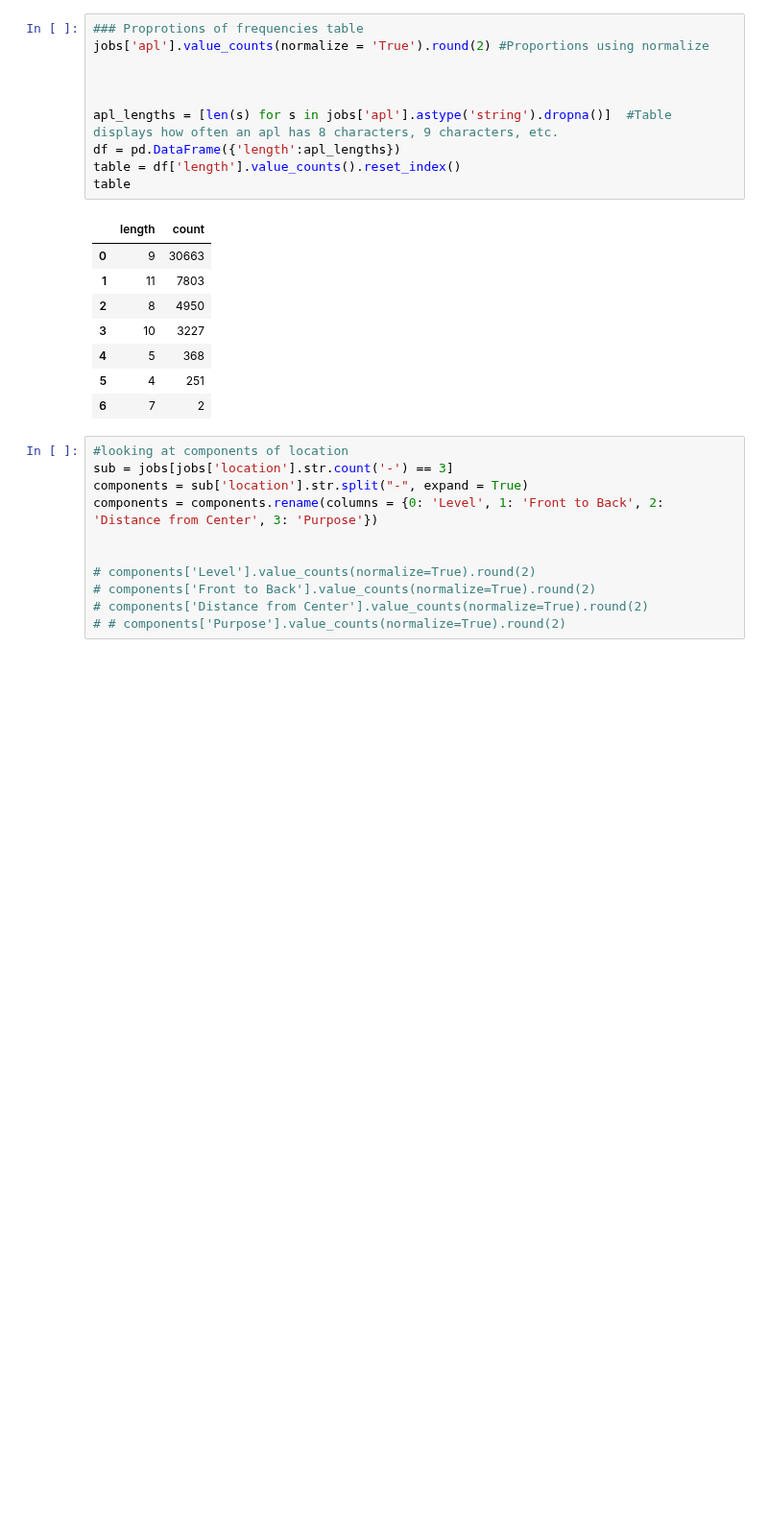
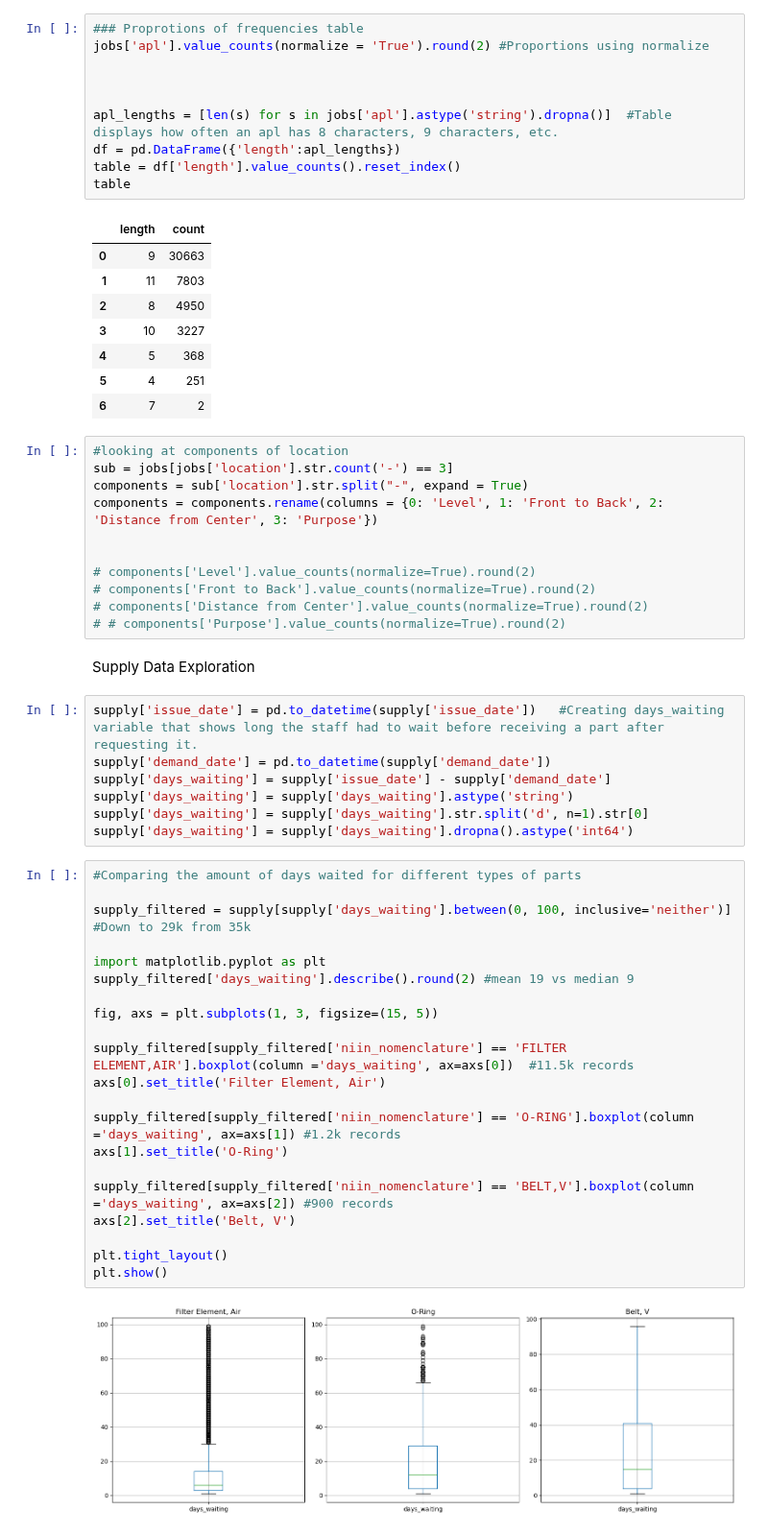
Before and after one commit to jcarswell073/Fleet-Sustainment-HVAC-Project, a Jupyter notebook: Notebooks/Jeff_data_exploration.ipynb, the cells around one changed output. Shown at 96% size. Cells and saved outputs as stored; diff of their text form; blank space fills up the shorter version.

Commit message:
Added supply data exploratory plots
Trying to identify differences in amount of time taken for parts to be received by part type.

```diff
--- a/Notebooks/Jeff_data_exploration.ipynb
+++ b/Notebooks/Jeff_data_exploration.ipynb
@@ -32,3 +32,35 @@ components = components.rename(columns = {0: 'Level', 1: 'Front to Back', 2: 'Di
 # components['Front to Back'].value_counts(normalize=True).round(2)
 # components['Distance from Center'].value_counts(normalize=True).round(2)
 # # components['Purpose'].value_counts(normalize=True).round(2)
+# %% [markdown]
+Supply Data Exploration
+# %%
+supply['issue_date'] = pd.to_datetime(supply['issue_date'])   #Creating days_waiting variable that shows long the staff had to wait before receiving a part after requesting it.
+supply['demand_date'] = pd.to_datetime(supply['demand_date'])
+supply['days_waiting'] = supply['issue_date'] - supply['demand_date']
+supply['days_waiting'] = supply['days_waiting'].astype('string')
+supply['days_waiting'] = supply['days_waiting'].str.split('d', n=1).str[0]
+supply['days_waiting'] = supply['days_waiting'].dropna().astype('int64')
+# %%
+#Comparing the amount of days waited for different types of parts
+
+supply_filtered = supply[supply['days_waiting'].between(0, 100, inclusive='neither')] #Down to 29k from 35k
+
+import matplotlib.pyplot as plt
+supply_filtered['days_waiting'].describe().round(2) #mean 19 vs median 9
+
+fig, axs = plt.subplots(1, 3, figsize=(15, 5))
+
+supply_filtered[supply_filtered['niin_nomenclature'] == 'FILTER ELEMENT,AIR'].boxplot(column ='days_waiting', ax=axs[0])  #11.5k records
+axs[0].set_title('Filter Element, Air')
+
+supply_filtered[supply_filtered['niin_nomenclature'] == 'O-RING'].boxplot(column ='days_waiting', ax=axs[1]) #1.2k records
+axs[1].set_title('O-Ring')
+
+supply_filtered[supply_filtered['niin_nomenclature'] == 'BELT,V'].boxplot(column ='days_waiting', ax=axs[2]) #900 records
+axs[2].set_title('Belt, V')
+
+plt.tight_layout()
+plt.show()
+# %% [output]
+[figure, added]
```
Also changed, not shown: parts of 1 cell of this notebook.
